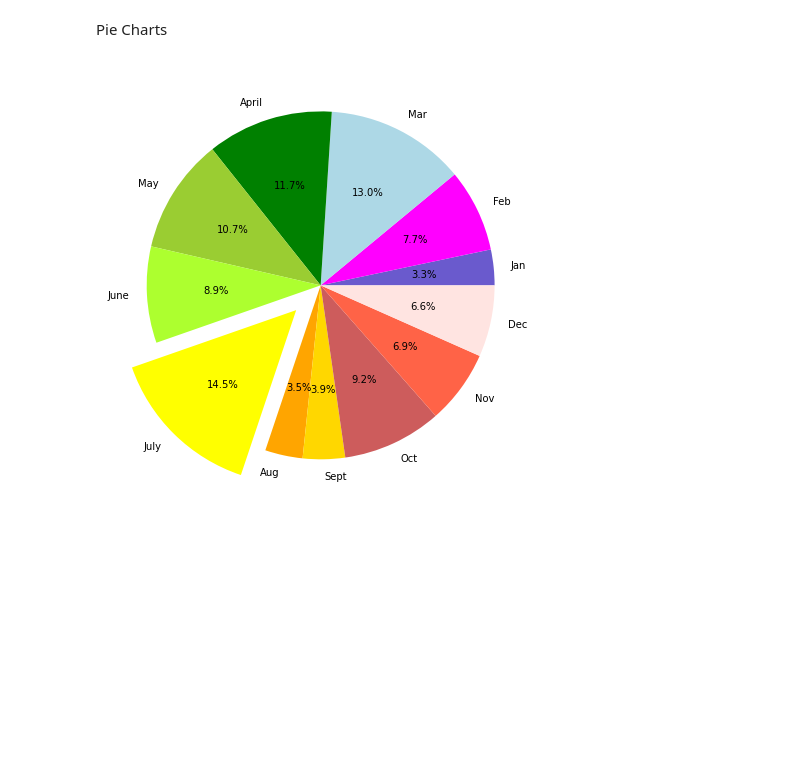
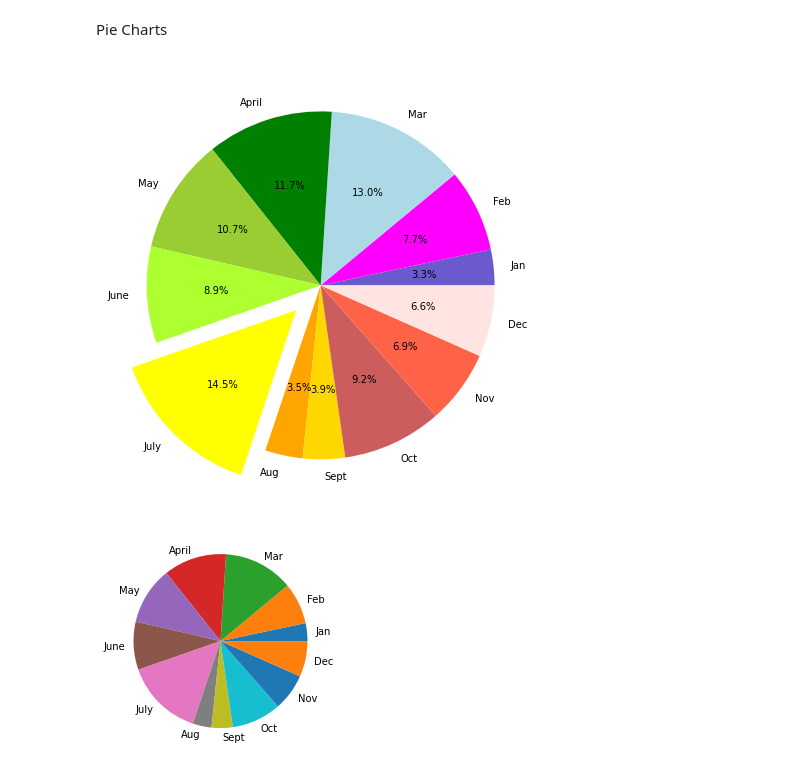
Before and after one commit to BMoreland20/PyBer_Analysis, a Jupyter notebook: PyBer_Practice.ipynb, the cells around one changed output. Saved outputs shown, nothing was run; the diff lists cells and outputs as text; code cells hidden in the pictures; blank space fills up the shorter version.

```diff
--- a/PyBer_Practive.ipynb
+++ b/PyBer_Practice.ipynb
@@ -99,15 +100,20 @@ Pie Charts
 # %%
 #plt.pie(y_axis, labels=x_axis)
 #explode_values = (0, 0, 0, 0, 0, 0, 0.2, 0, 0, 0, 0, 0)
 # Assign 12 colors, one for each month.
 colors = ["slateblue", "magenta", "lightblue", "green", "yellowgreen", "greenyellow", "yellow", "orange", "gold", "indianred", "tomato", "mistyrose"]
 explode_values = (0, 0, 0, 0, 0, 0, 0.2, 0, 0, 0, 0, 0)
 plt.subplots(figsize=(8, 8))
 plt.pie(y_axis,
     explode=explode_values,
     colors=colors,
     labels=x_axis,
     autopct='%.1f%%')
+
+#Create a Pie Chart Using the Object-Oriented Interface
+fig, ax = plt.subplots()
+ax.pie(y_axis,labels=x_axis)
 plt.show()
 # %% [output]
 [figure]
+[figure, added]
```
Also changed, not shown: parts of 10 cells of this notebook, 1 other file.
